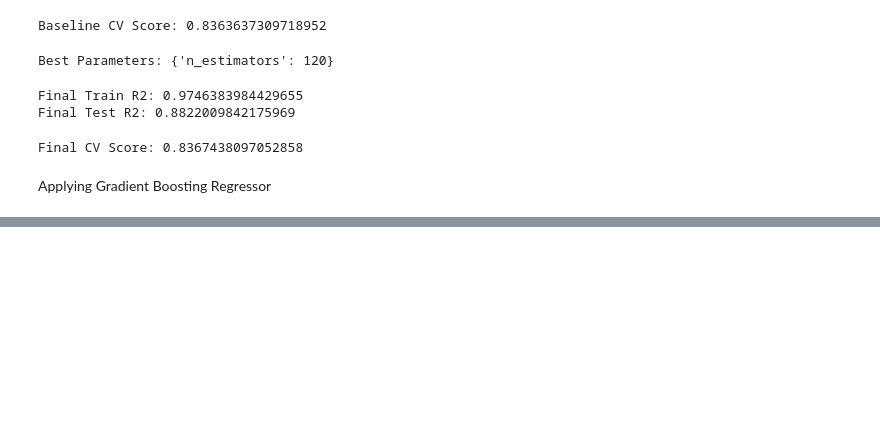
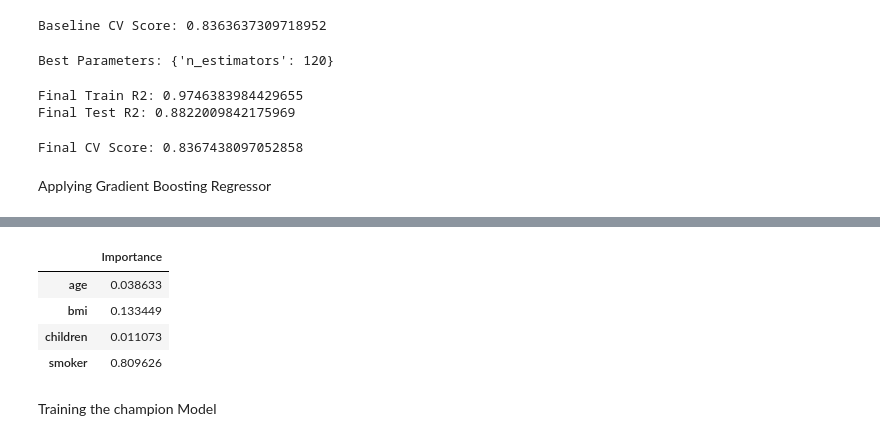
Before and after one commit to anthonybyamugisha/Insurance-Cost-Prediction-Model, a Jupyter notebook: insurance_cost.ipynb, the cells around one changed output, grey strips where cells are left out. Cells and saved outputs as stored; diff of their text form; code cells hidden in the pictures; blank space fills up the shorter version.

```diff
--- a/insurance_cost.ipynb
+++ b/insurance_cost.ipynb
@@ -387,0 +460,12 @@ Final CV Score: 0.86051471152677
+# %%
+# Filtering important features with importance greater than 0.01
+important_features=feats[feats['Importance']>0.01]
+important_features
+# %% [output]
+|  | Importance |
+| age | 0.038633 |
+| bmi | 0.133449 |
+| children | 0.011073 |
+| smoker | 0.809626 |
+# %% [markdown]
+Training the champion Model
```
Also changed, not shown: parts of 17 cells of this notebook, 1 other file.
